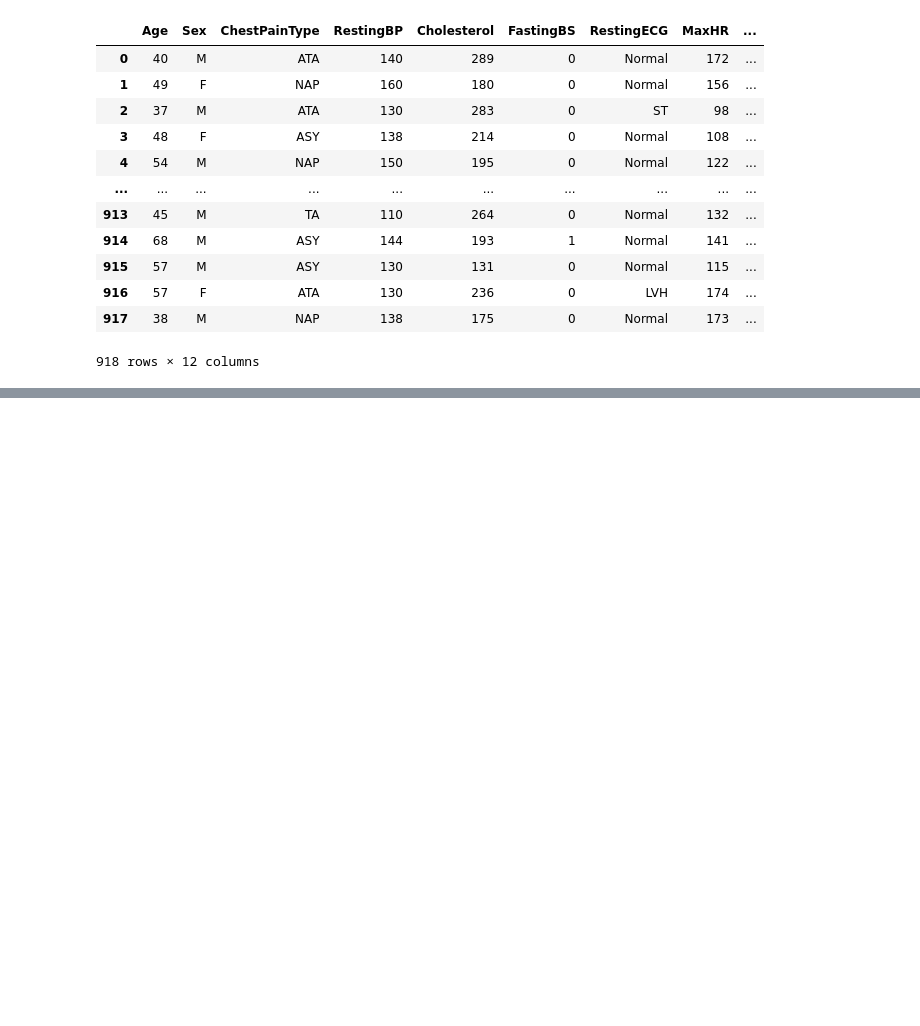
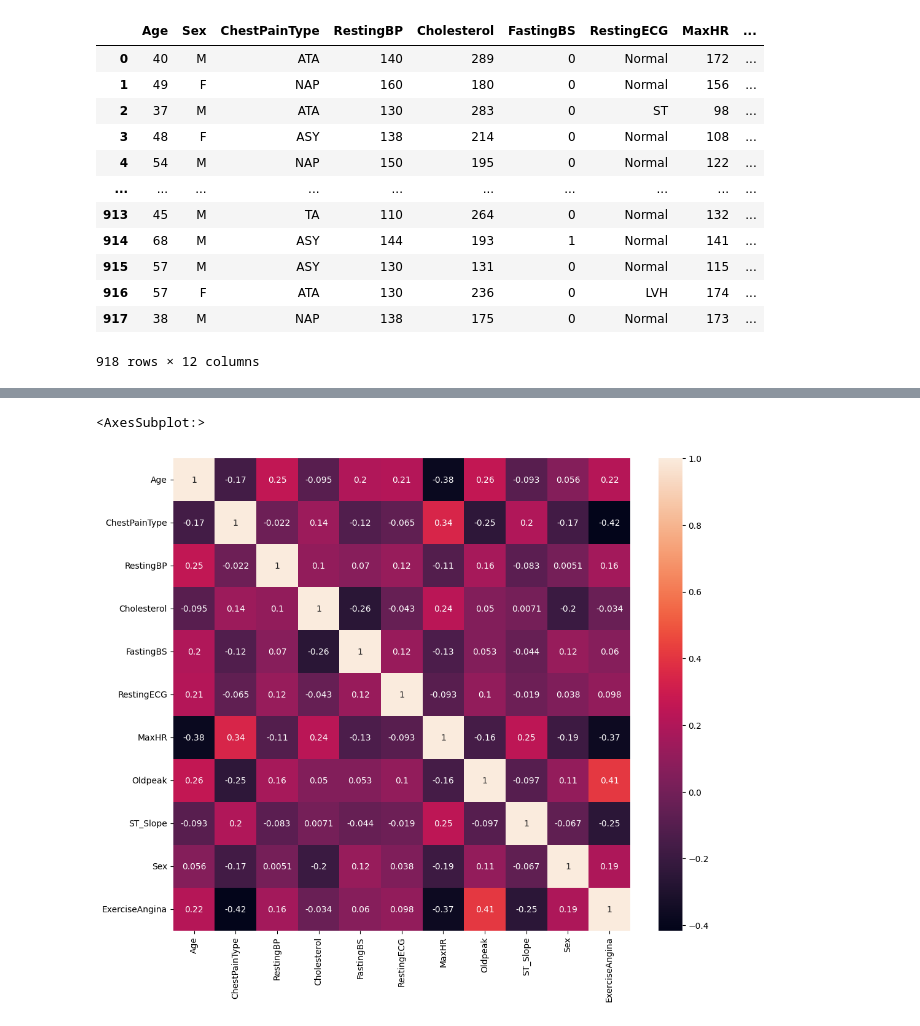
Before and after one commit to John-Alex07/Heart-Disease-Prediction, a Jupyter notebook: Model.ipynb, the cells around one changed output, grey strips where cells are left out. Saved outputs shown, nothing was run; the diff lists cells and outputs as text; code cells hidden in the pictures; blank space fills up the shorter version.

```diff
--- a/Model.ipynb
+++ b/Model.ipynb
@@ -20,0 +175,3 @@ df
+# %%
+X = df
+X.head()
@@ -20,0 +194,6 @@ df
+# %%
+plt.figure(figsize=(12,10))
+sns.heatmap(X.corr(), annot=True)
+# %% [output]
+<AxesSubplot:>
+[figure, added]
```
Also changed, not shown: parts of 24 cells of this notebook.
